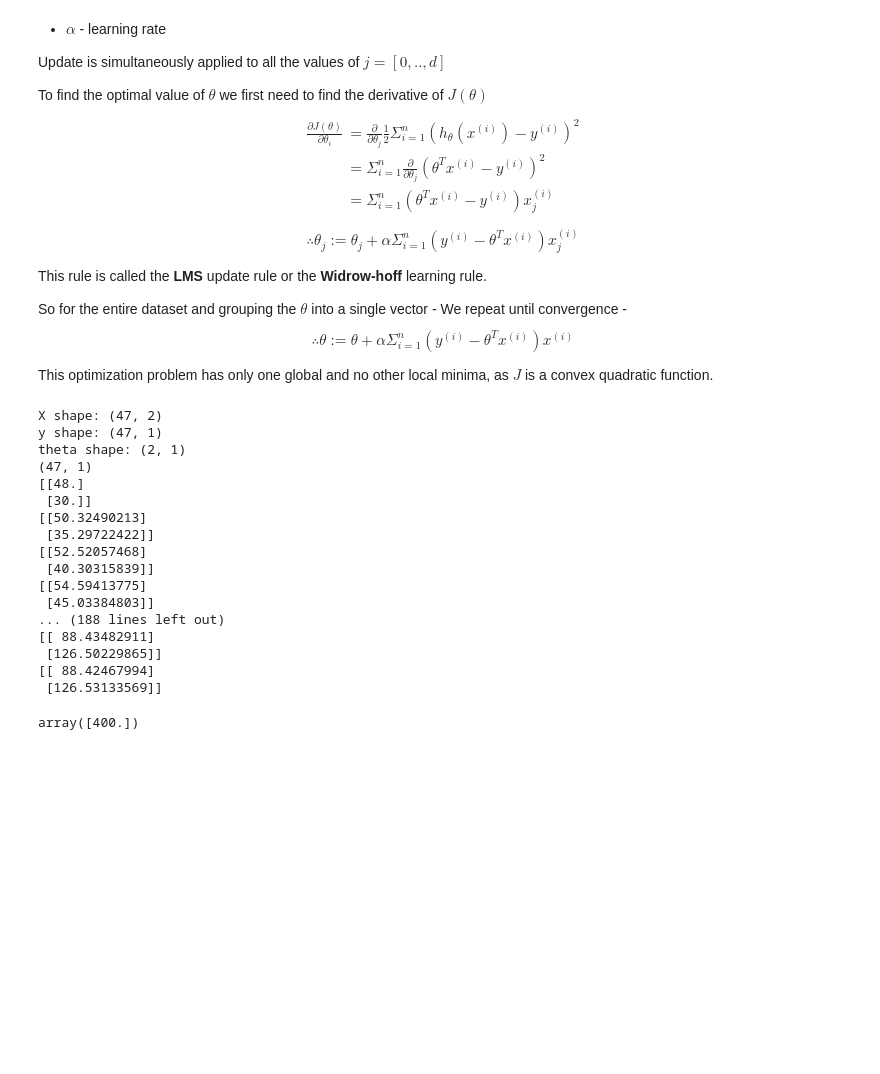
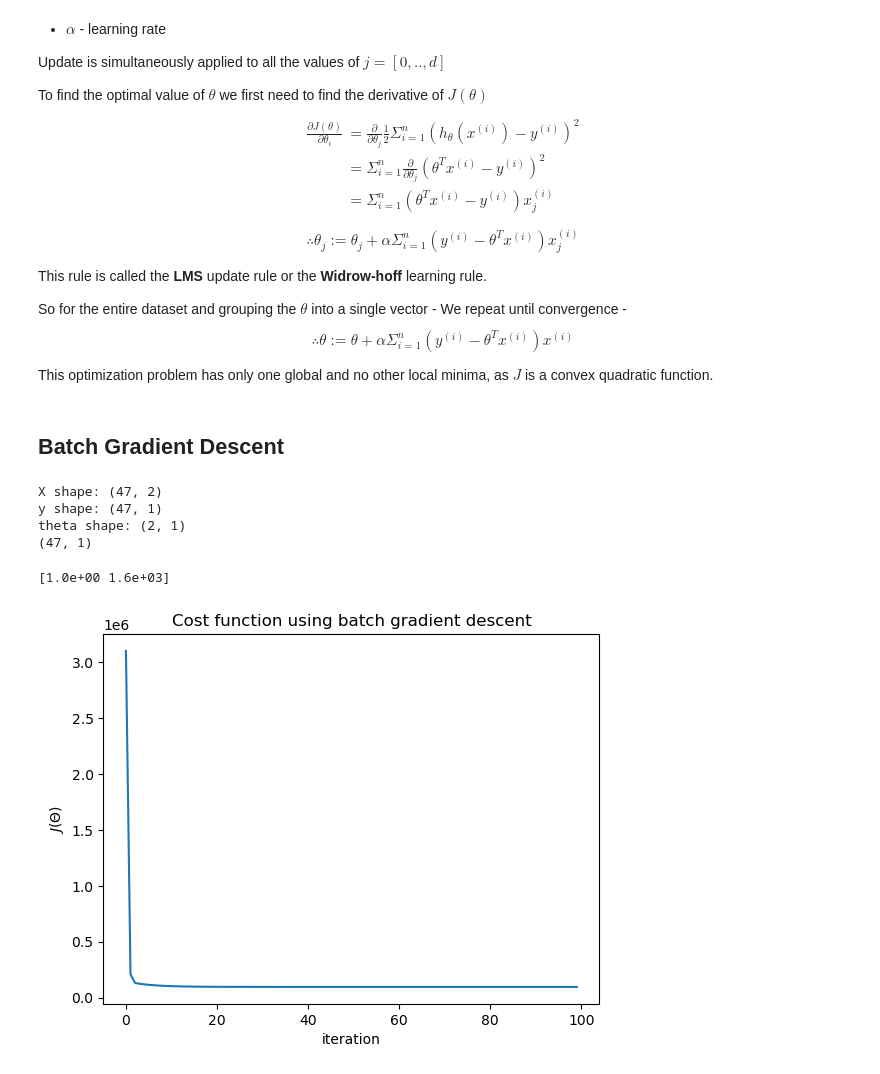
Before and after one commit to AshishSinha5/course_notes, a Jupyter notebook: cs229/chapter_1.ipynb, the cells around one changed output. Drawn from its saved outputs; the diff is of its cells as text; code cells hidden in the pictures; blank space fills up the shorter version.

```diff
--- a/cs229/chapter_1.ipynb
+++ b/cs229/chapter_1.ipynb
@@ -64,6 +64,8 @@ $$
 $$
 
 This optimization problem has only one global and no other local minima, as $J$ is a convex quadratic function.
+# %% [markdown]
+## Batch Gradient Descent
 # %%
 from tqdm import tqdm
 # batch gradient descent algorithm
@@ -72,44 +74,43 @@ alpha = 0.01
 n = len(df)
 
 # initial guess of theta
-theta = np.array([[48.], [30.]])
+theta = np.array([[4.8], [3.]])
 
-X = df['area'].values.reshape(-1,1)/1000
-X = np.hstack((np.ones((n,1)),X))
+# feature matrix
+X = df['area'].values.reshape(-1,1)
+X = np.hstack((np.ones((n,1)), X))
+# normalize feature matrix
+X_norm = (X - X.mean())/X.std()
 
-y = np.ceil(df['price'].values.reshape(-1,1)/1000)
+y = df['price'].values.reshape(-1,1)/1000
 
 print(f"X shape: {X.shape} \ny shape: {y.shape} \ntheta shape: {theta.shape}")
 
 # dimension of X
 # d = X.shape[1]
-# J = []
-print(np.dot(X,theta).shape)
+J = []
+print(np.dot(X_norm,theta).shape)
 for k in range(epoch):
-    h = np.dot(X,theta)
+    h = np.dot(X_norm,theta)
     err = y - h
-    print(theta)
-    theta = theta + alpha*np.dot(X.T, err)/n
+    J.append(np.sum(err**2)/2)
+    theta = theta + alpha*np.dot(X_norm.T, err)
 # %% [output]
 X shape: (47, 2)
 y shape: (47, 1)
 theta shape: (2, 1)
 (47, 1)
-[[48.]
- [30.]]
-[[50.32490213]
- [35.29722422]]
-[[52.52057468]
- [40.30315839]]
-[[54.59413775]
- [45.03384803]]
-... (188 lines left out)
-[[ 88.43482911]
- [126.50229865]]
-[[ 88.42467994]
- [126.53133569]]
-# %%
-y[0]
-# %% [output]
-array([400.])
+# %%
+print(X[1,])
+# %% [output]
+[1.0e+00 1.6e+03]
+# %%
+# plot the cost function
+plt.plot(J)
+plt.xlabel('iteration')
+plt.ylabel('$J(\Theta)$')
+plt.title('Cost function using batch gradient descent')
+plt.show()
+# %% [output]
+[figure, added]
 # %%
```
Also changed, not shown: parts of 8 cells of this notebook.
